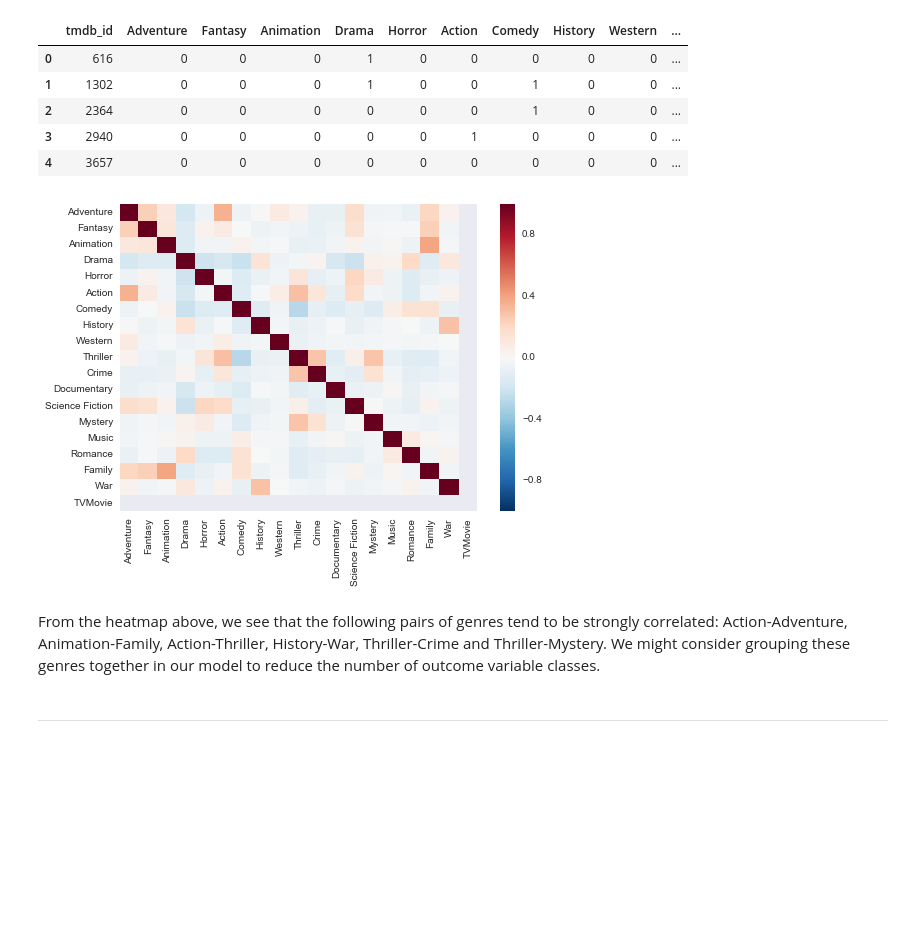
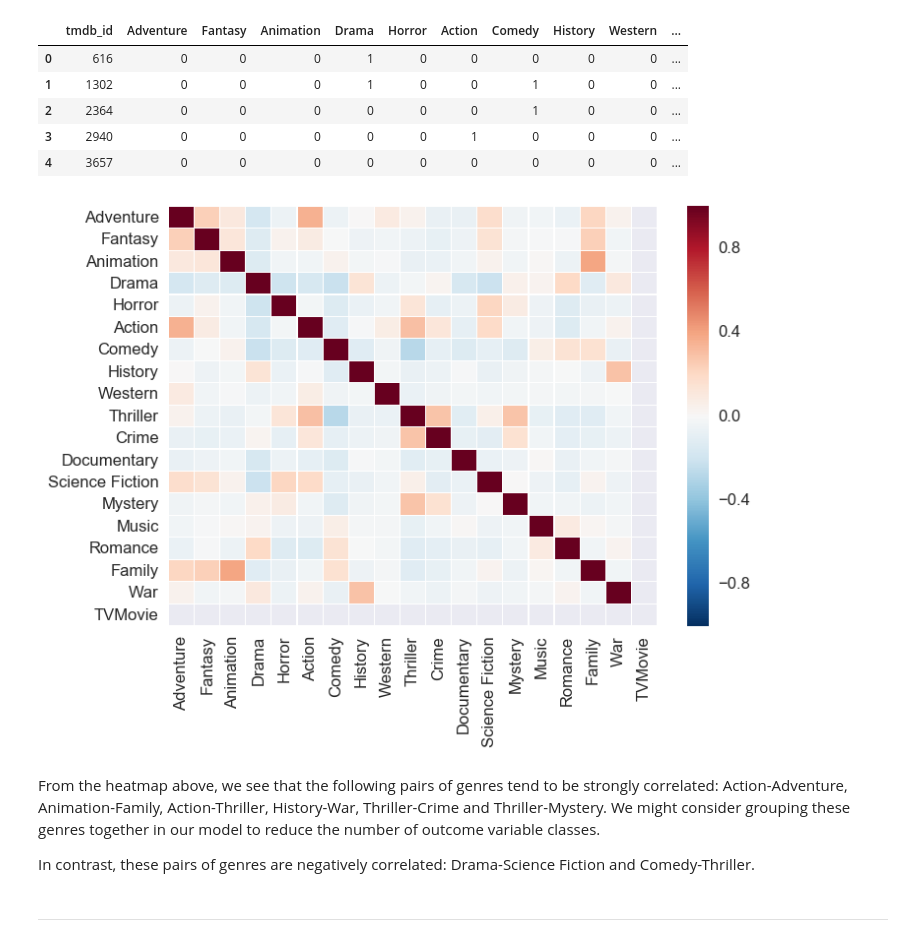
Before and after one commit to greenore/deep-learning-project, a Jupyter notebook: milestone1/Milestone1.ipynb, the cells around one changed output. Saved outputs shown, nothing was run; the diff lists cells and outputs as text; code cells hidden in the pictures; blank space fills up the shorter version.

```diff
--- a/milestone1/Milestone1.ipynb
+++ b/milestone1/Milestone1.ipynb
@@ -228,13 +228,19 @@ genres = genres.drop('tmdb_id', axis=1)
 
 # generate correlation matrix
 corrmat = genres.corr()
-
-# plot heatmap
-ax = sns.heatmap(corrmat)
-# %% [output]
-[figure, removed]
+# %%
+# set appropriate font and dpi
+sns.set(font_scale=1.2)
+sns.set_style({"savefig.dpi": 100})
+
+# plot heatmap
+ax = sns.heatmap(corrmat, linewidths=.1)
+# %% [output]
+[figure, added]
 # %% [markdown]
 From the heatmap above, we see that the following pairs of genres tend to be strongly correlated: Action-Adventure, Animation-Family, Action-Thriller, History-War, Thriller-Crime and Thriller-Mystery. We might consider grouping these genres together in our model to reduce the number of outcome variable classes.
+
+In contrast, these pairs of genres are negatively correlated: Drama-Science Fiction and Comedy-Thriller.
 # %% [markdown]
 ---
 # %% [markdown]
```
Also changed, not shown: parts of 3 cells of this notebook.
